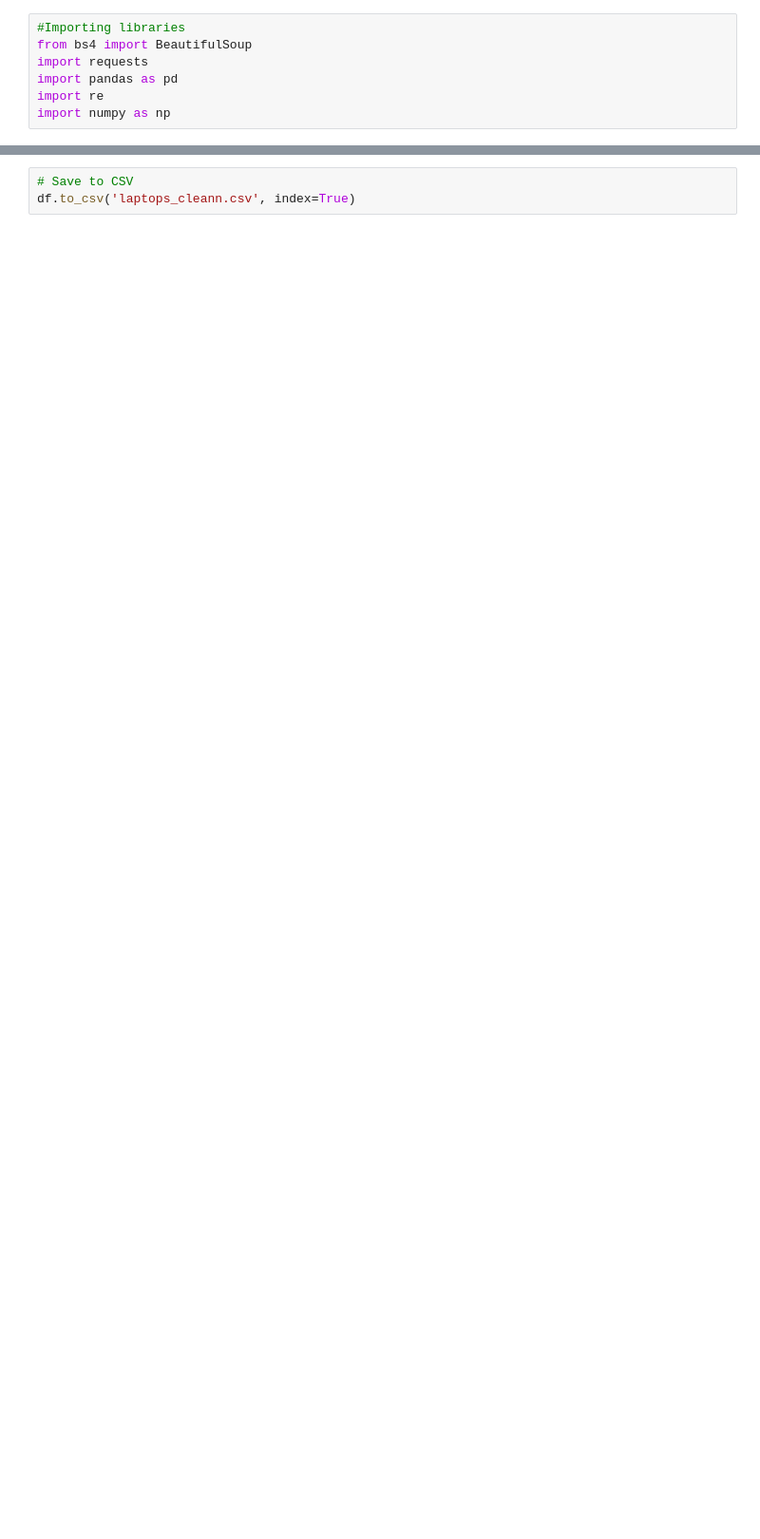
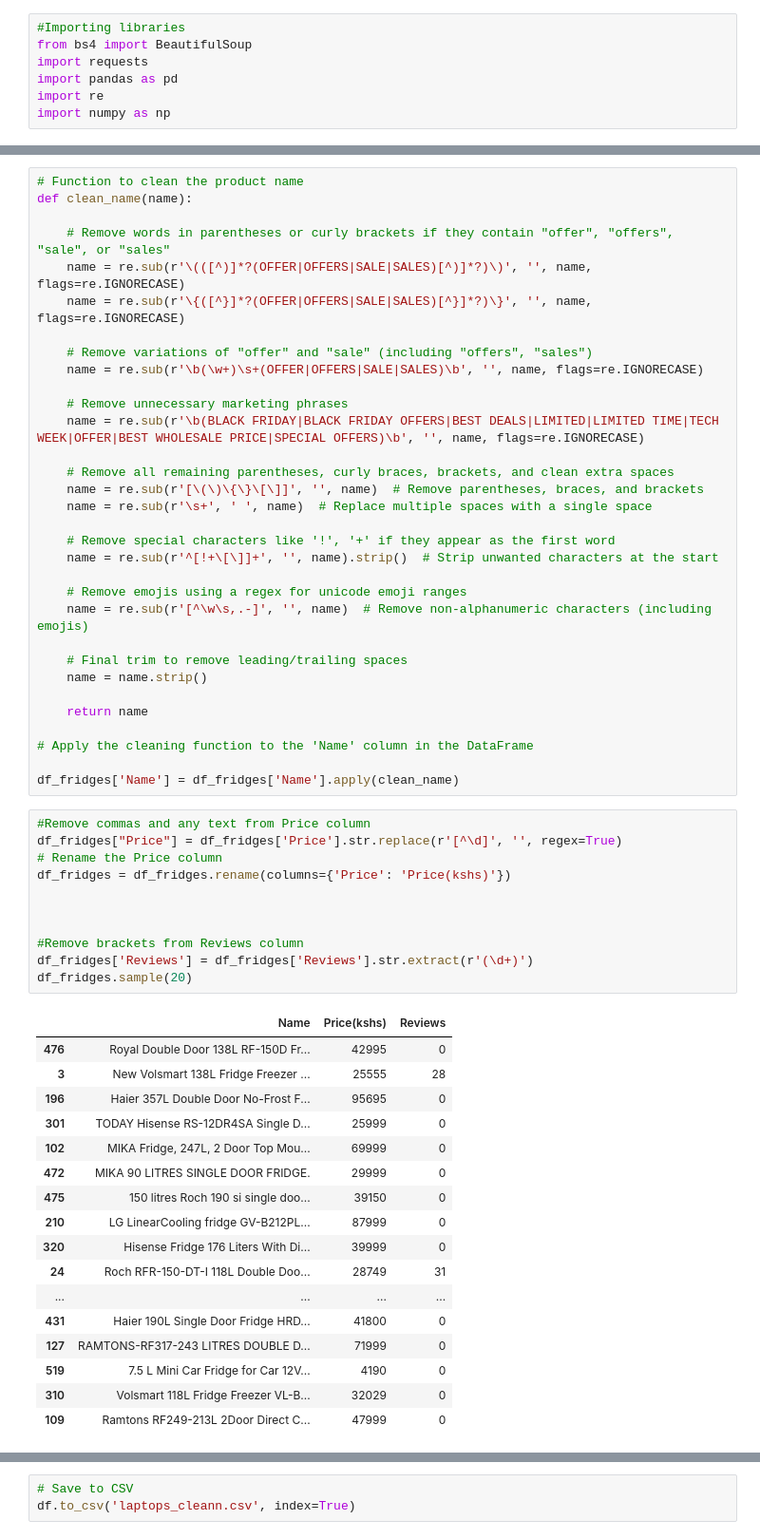
Before and after one commit to HannahMwende/E-commerce-products-analysis, a Jupyter notebook: Scraping_laptops.ipynb, the cells around one changed output, grey strips where cells are left out. Shown at 95% size. Saved outputs shown, nothing was run; the diff lists cells and outputs as text; blank space fills up the shorter version.

```diff
--- a/Scraping_laptops.ipynb
+++ b/Scraping_laptops.ipynb
@@ -29,0 +91,61 @@ laptops """
+# %%
+# Function to clean the product name
+def clean_name(name):
+
+    # Remove words in parentheses or curly brackets if they contain "offer", "offers", "sale", or "sales"
+    name = re.sub(r'\(([^)]*?(OFFER|OFFERS|SALE|SALES)[^)]*?)\)', '', name, flags=re.IGNORECASE)
+    name = re.sub(r'\{([^}]*?(OFFER|OFFERS|SALE|SALES)[^}]*?)\}', '', name, flags=re.IGNORECASE)
+
+    # Remove variations of "offer" and "sale" (including "offers", "sales")
+    name = re.sub(r'\b(\w+)\s+(OFFER|OFFERS|SALE|SALES)\b', '', name, flags=re.IGNORECASE)
+
+    # Remove unnecessary marketing phrases
+    name = re.sub(r'\b(BLACK FRIDAY|BLACK FRIDAY OFFERS|BEST DEALS|LIMITED|LIMITED TIME|TECH WEEK|OFFER|BEST WHOLESALE PRICE|SPECIAL OFFERS)\b', '', name, flags=re.IGNORECASE)
+
+    # Remove all remaining parentheses, curly braces, brackets, and clean extra spaces
+    name = re.sub(r'[\(\)\{\}\[\]]', '', name)  # Remove parentheses, braces, and brackets
+    name = re.sub(r'\s+', ' ', name)  # Replace multiple spaces with a single space
+
+    # Remove special characters like '!', '+' if they appear as the first word
+    name = re.sub(r'^[!+\[\]]+', '', name).strip()  # Strip unwanted characters at the start
+
+    # Remove emojis using a regex for unicode emoji ranges
+    name = re.sub(r'[^\w\s,.-]', '', name)  # Remove non-alphanumeric characters (including emojis)
+
+    # Final trim to remove leading/trailing spaces
+    name = name.strip()
+
+    return name
+
+# Apply the cleaning function to the 'Name' column in the DataFrame
+
+df_fridges['Name'] = df_fridges['Name'].apply(clean_name)
+# %%
+#Remove commas and any text from Price column
+df_fridges["Price"] = df_fridges['Price'].str.replace(r'[^\d]', '', regex=True)
+# Rename the Price column
+df_fridges = df_fridges.rename(columns={'Price': 'Price(kshs)'})
+
+
+
+#Remove brackets from Reviews column
+df_fridges['Reviews'] = df_fridges['Reviews'].str.extract(r'(\d+)')
+df_fridges.sample(20)
+# %% [output]
+|  | Name | Price(kshs) | Reviews |
+| 476 | Royal Double Door 138L RF-150D Fr... | 42995 | 0 |
+| 3 | New Volsmart 138L Fridge Freezer ... | 25555 | 28 |
+| 196 | Haier 357L Double Door No-Frost F... | 95695 | 0 |
+| 301 | TODAY Hisense RS-12DR4SA Single D... | 25999 | 0 |
+| 102 | MIKA Fridge, 247L, 2 Door Top Mou... | 69999 | 0 |
+| 472 | MIKA 90 LITRES SINGLE DOOR FRIDGE. | 29999 | 0 |
+| 475 | 150 litres Roch 190 si single doo... | 39150 | 0 |
+| 210 | LG LinearCooling fridge GV-B212PL... | 87999 | 0 |
+| 320 | Hisense Fridge 176 Liters With Di... | 39999 | 0 |
+| 24 | Roch RFR-150-DT-I 118L Double Doo... | 28749 | 31 |
+| ... | ... | ... | ... |
+| 431 | Haier 190L Single Door Fridge HRD... | 41800 | 0 |
+| 127 | RAMTONS-RF317-243 LITRES DOUBLE D... | 71999 | 0 |
+| 519 | 7.5 L Mini Car Fridge for Car 12V... | 4190 | 0 |
+| 310 | Volsmart 118L Fridge Freezer VL-B... | 32029 | 0 |
+| 109 | Ramtons RF249-213L 2Door Direct C... | 47999 | 0 |
```
Also changed, not shown: parts of 32 cells of this notebook, 58 other files.
